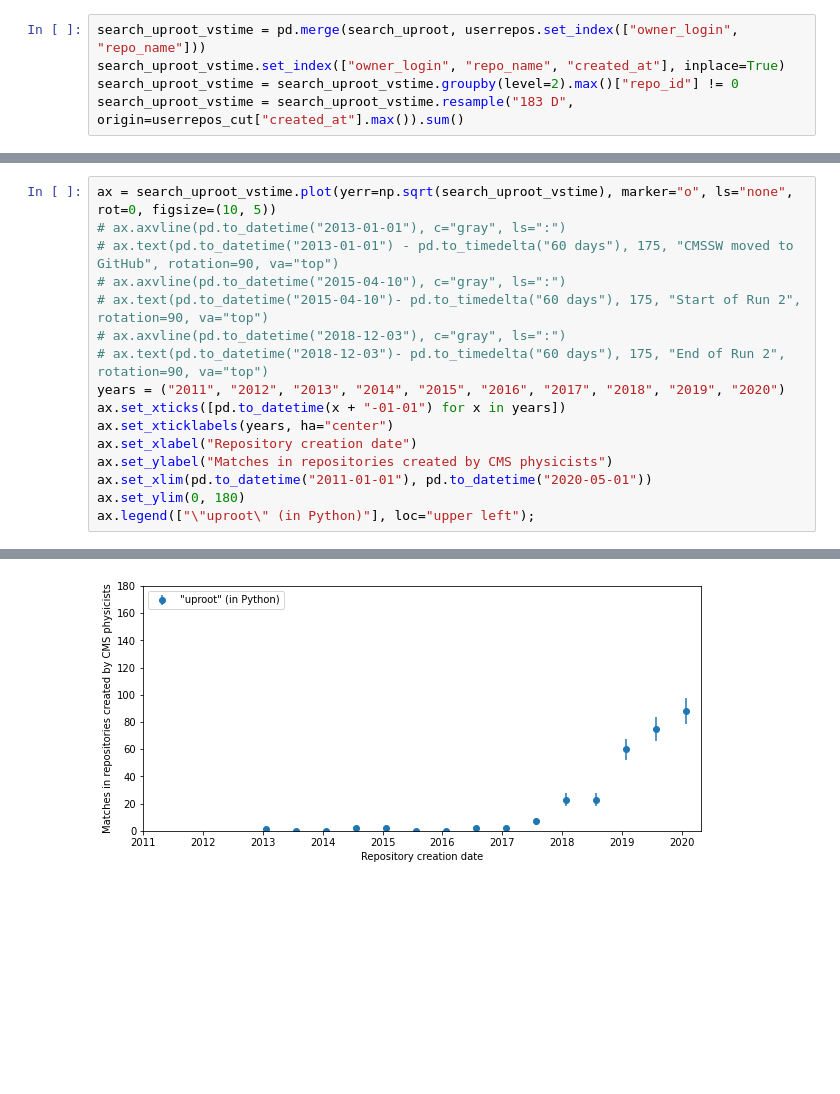
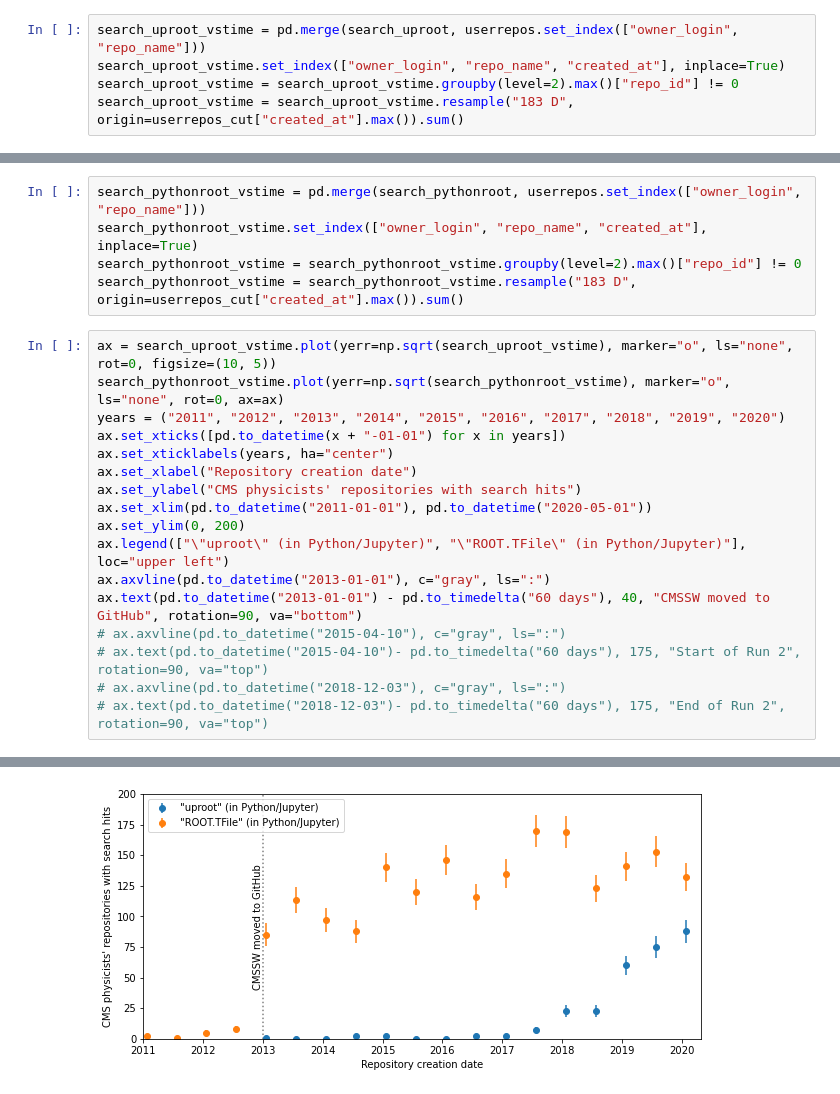
Before and after one commit to jpivarski-talks/2020-08-13-pyhep-debriefing, a Jupyter notebook: analyze-cmssw.ipynb, the cells around one changed output, grey strips where cells are left out. Cells and saved outputs as stored; diff of their text form; blank space fills up the shorter version.

```diff
--- a/analyze-cmssw.ipynb
+++ b/analyze-cmssw.ipynb
@@ -457,17 +478,23 @@ search_uproot_vstime = search_uproot_vstime.resample("183 D", origin=userrepos_c
+# %%
+search_pythonroot_vstime = pd.merge(search_pythonroot, userrepos.set_index(["owner_login", "repo_name"]))
+search_pythonroot_vstime.set_index(["owner_login", "repo_name", "created_at"], inplace=True)
+search_pythonroot_vstime = search_pythonroot_vstime.groupby(level=2).max()["repo_id"] != 0
+search_pythonroot_vstime = search_pythonroot_vstime.resample("183 D", origin=userrepos_cut["created_at"].max()).sum()
 # %%
 ax = search_uproot_vstime.plot(yerr=np.sqrt(search_uproot_vstime), marker="o", ls="none", rot=0, figsize=(10, 5))
-# ax.axvline(pd.to_datetime("2013-01-01"), c="gray", ls=":")
-# ax.text(pd.to_datetime("2013-01-01") - pd.to_timedelta("60 days"), 175, "CMSSW moved to GitHub", rotation=90, va="top")
+search_pythonroot_vstime.plot(yerr=np.sqrt(search_pythonroot_vstime), marker="o", ls="none", rot=0, ax=ax)
+years = ("2011", "2012", "2013", "2014", "2015", "2016", "2017", "2018", "2019", "2020")
+ax.set_xticks([pd.to_datetime(x + "-01-01") for x in years])
+ax.set_xticklabels(years, ha="center")
+ax.set_xlabel("Repository creation date")
+ax.set_ylabel("CMS physicists' repositories with search hits")
+ax.set_xlim(pd.to_datetime("2011-01-01"), pd.to_datetime("2020-05-01"))
+ax.set_ylim(0, 200)
+ax.legend(["\"uproot\" (in Python/Jupyter)", "\"ROOT.TFile\" (in Python/Jupyter)"], loc="upper left")
+ax.axvline(pd.to_datetime("2013-01-01"), c="gray", ls=":")
+ax.text(pd.to_datetime("2013-01-01") - pd.to_timedelta("60 days"), 40, "CMSSW moved to GitHub", rotation=90, va="bottom")
 # ax.axvline(pd.to_datetime("2015-04-10"), c="gray", ls=":")
 # ax.text(pd.to_datetime("2015-04-10")- pd.to_timedelta("60 days"), 175, "Start of Run 2", rotation=90, va="top")
 # ax.axvline(pd.to_datetime("2018-12-03"), c="gray", ls=":")
 # ax.text(pd.to_datetime("2018-12-03")- pd.to_timedelta("60 days"), 175, "End of Run 2", rotation=90, va="top")
-years = ("2011", "2012", "2013", "2014", "2015", "2016", "2017", "2018", "2019", "2020")
-ax.set_xticks([pd.to_datetime(x + "-01-01") for x in years])
-ax.set_xticklabels(years, ha="center")
-ax.set_xlabel("Repository creation date")
-ax.set_ylabel("Matches in repositories created by CMS physicists")
-ax.set_xlim(pd.to_datetime("2011-01-01"), pd.to_datetime("2020-05-01"))
-ax.set_ylim(0, 180)
-ax.legend(["\"uproot\" (in Python)"], loc="upper left");
 # %% [output]
@@ -474 +502 @@ ax.legend(["\"uproot\" (in Python)"], loc="upper left");
-[figure, old version]
+[figure, new version]
```
Also changed, not shown: parts of 3 cells of this notebook, 1 other file.
